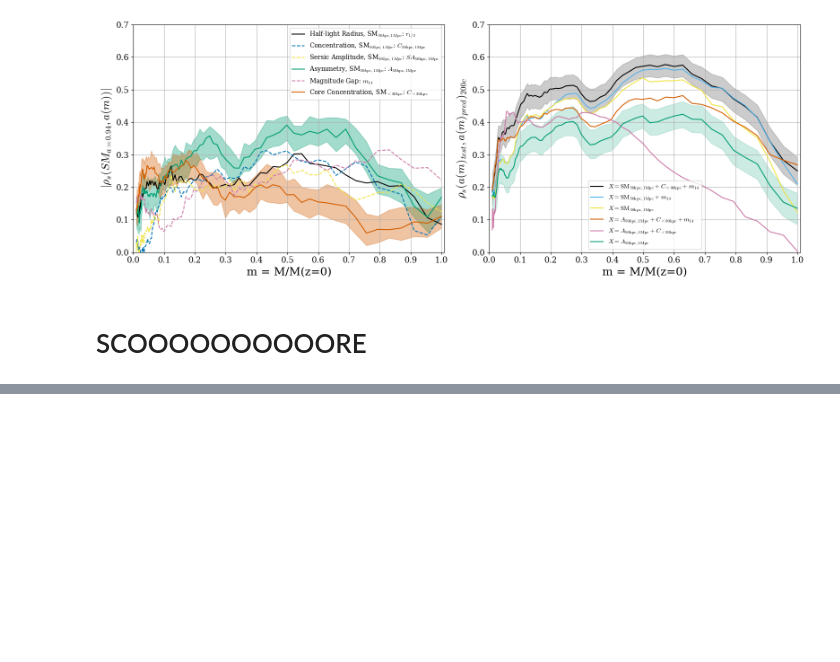
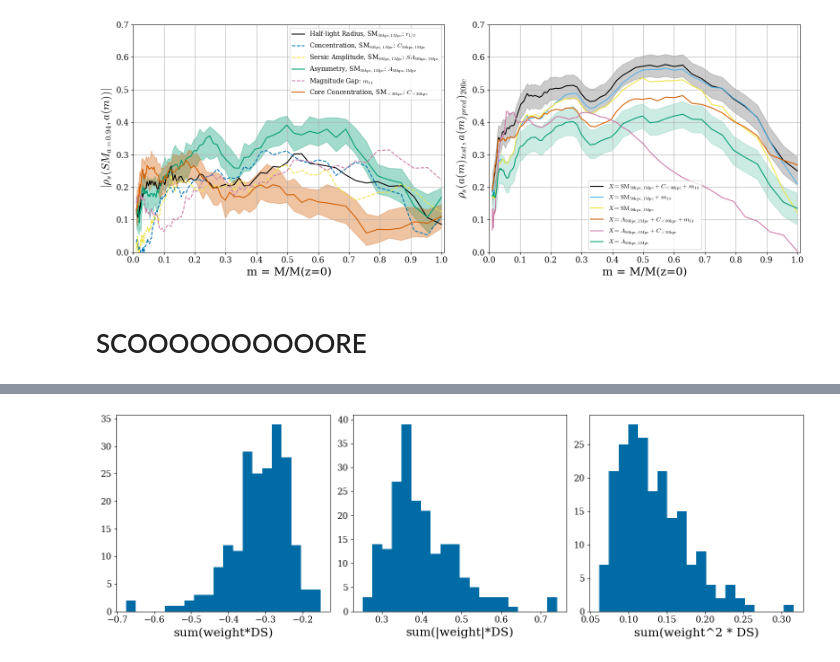
Before and after one commit to Kabelo-T/cluster_morph, a Jupyter notebook: multicam.ipynb, the cells around one changed output, grey strips where cells are left out. Cells and saved outputs as stored; diff of their text form; code cells hidden in the pictures; blank space fills up the shorter version.

Commit message:
finished ds score and split

```diff
--- a/multicam.ipynb
+++ b/multicam.ipynb
@@ -882,0 +812,38 @@ score()
+# %%
+def weight_split(weights):
+    abs_weights = np.abs(weights)
+    sq_weights = weights**2
+    weights_sums = np.sum(weights, axis=1)
+    abs_sums = np.sum(abs_weights, axis=1)
+    sq_sums = np.sum(sq_weights, axis=1)
+    # where i expect to see the most impact from features
+    indx = np.argmin(weights_sums)
+    aindx = np.argmax(abs_sums)
+    sqindx = np.argmax(sq_sums)
+
+    wsum_ds = x.dot(weights.T)    # (n_regions, scale)
+    abs_wsum_ds = x.dot(abs_weights.T)
+    sq_wsum_ds = x.dot(sq_weights.T)
+    inds = (indx, aindx, sqindx)
+    return wsum_ds, abs_wsum_ds, sq_wsum_ds, inds
+# %%
+x = np.vstack([df['eta_200[3]'], df['delta_200[4]'],
+              df['fm_200[5]'], df['fm2_200[6]'], df['3d']]).T
+y = ma
+_, ap25, ap50, ap75, dsma_weights = multicorr(x, y)
+# %%
+wsum_ds, abs_wsum_ds, sq_wsum_ds, inds = weight_split(dsma_weights)
+# want index closest to aexp = 0.7
+tol = np.abs(common_aexp - 0.7)
+indx = np.argmin(tol)
+fig, axs = plt.subplots(1, 3, figsize=(15, 5))
+axs[0].hist(wsum_ds[:, indx], bins=20)
+axs[0].set_xlabel('sum(weight*DS)')
+axs[1].hist(abs_wsum_ds[:, indx], bins=20)
+axs[1].set_xlabel('sum(|weight|*DS)')
+axs[2].hist(sq_wsum_ds[:, indx], bins=20)
+axs[2].set_xlabel('sum(weight^2 * DS)')
+plt.tight_layout()
+plt.show()
+# %% [output]
+[figure, added]
```
Also changed, not shown: parts of 6 cells of this notebook.
